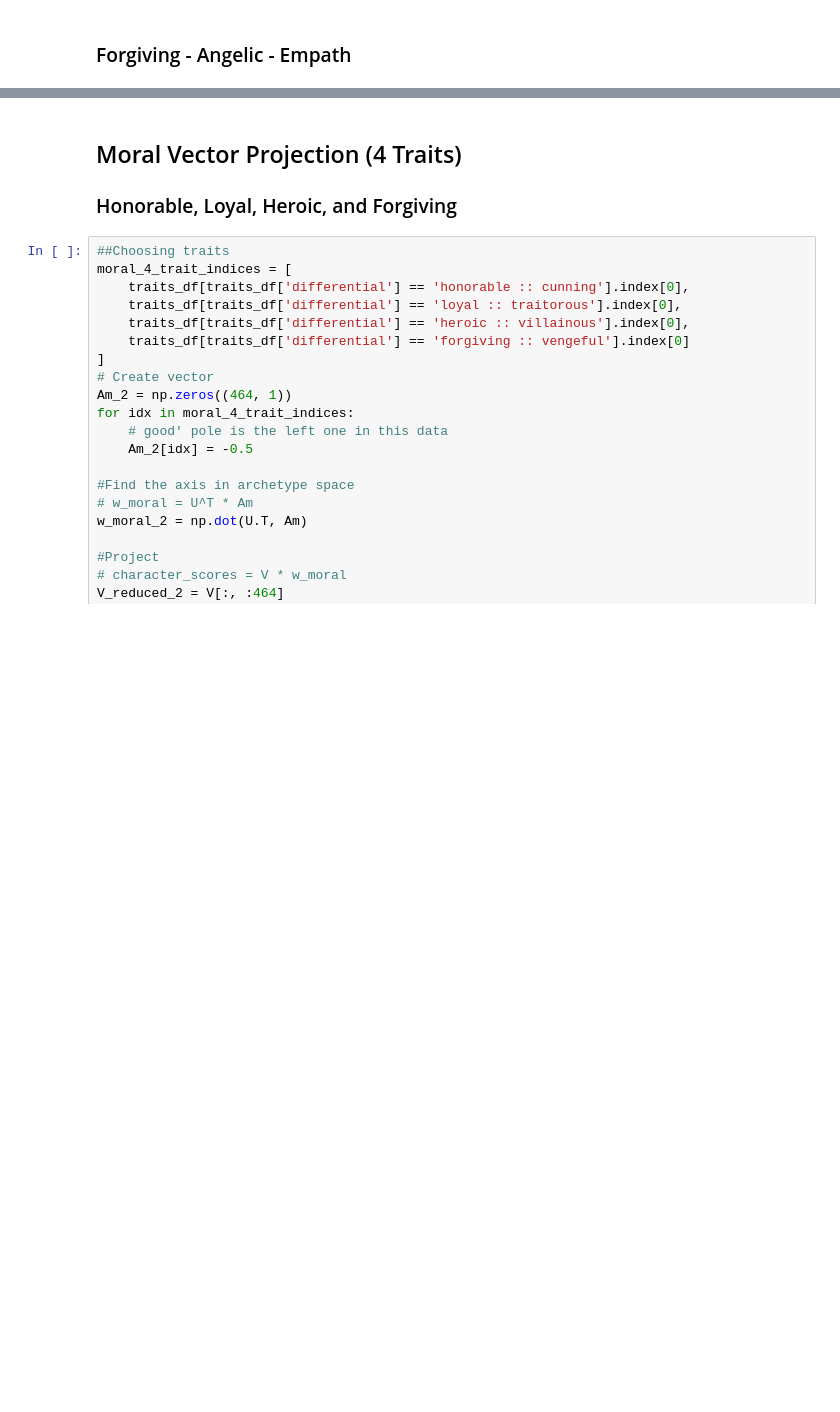
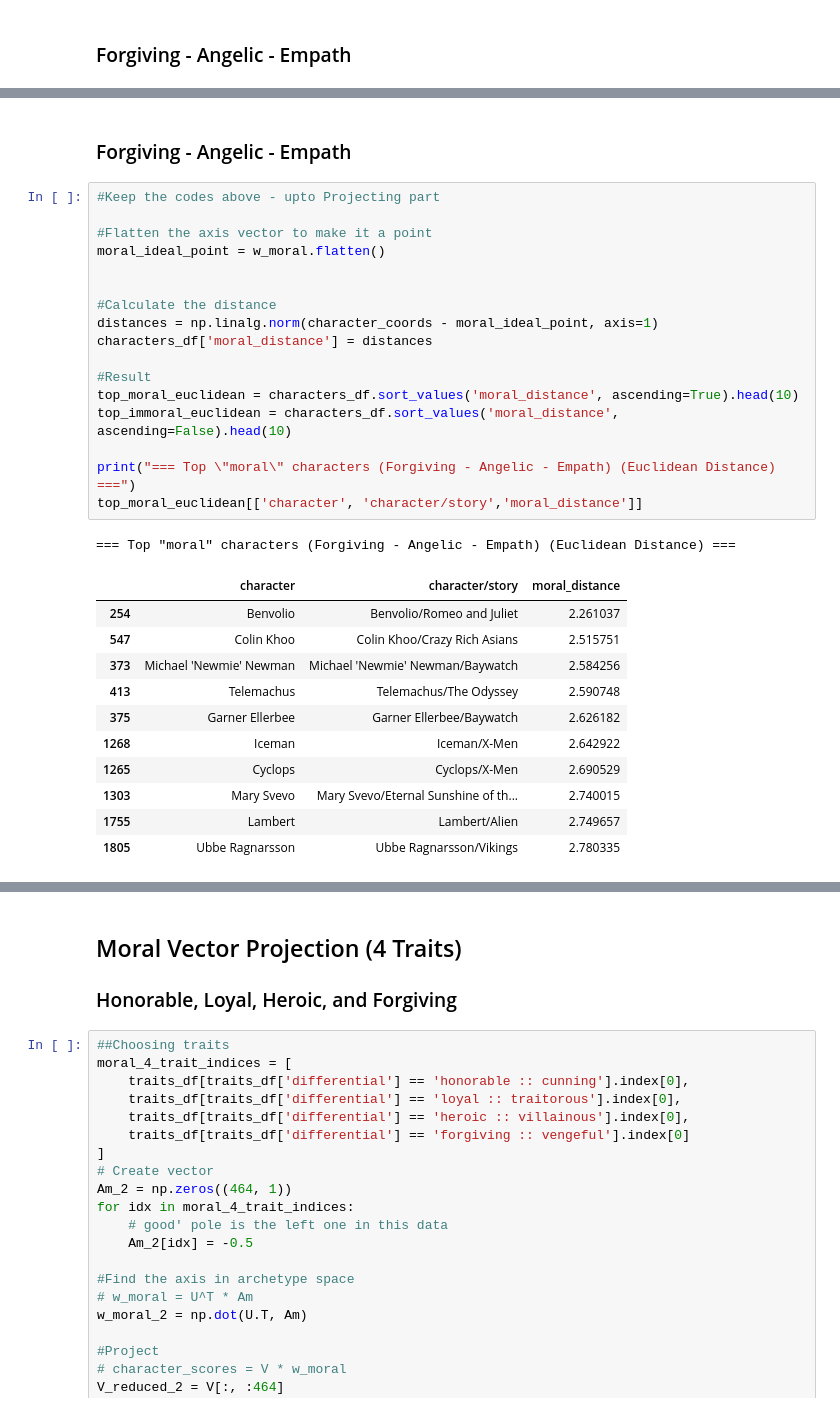
Before and after one commit to rorythanhtran/moral-axis, a Jupyter notebook: exploration.ipynb, the cells around one changed output, grey strips where cells are left out. Cells and saved outputs as stored; diff of their text form; blank space fills up the shorter version.

```diff
--- a/exploration.ipynb
+++ b/exploration.ipynb
@@ -240,0 +272,32 @@ print(top_moral[['character', 'moral_score']])
+# %% [markdown]
+### Forgiving - Angelic - Empath
+# %%
+#Keep the codes above - upto Projecting part
+
+#Flatten the axis vector to make it a point
+moral_ideal_point = w_moral.flatten()
+
+
+#Calculate the distance
+distances = np.linalg.norm(character_coords - moral_ideal_point, axis=1)
+characters_df['moral_distance'] = distances
+
+#Result
+top_moral_euclidean = characters_df.sort_values('moral_distance', ascending=True).head(10)
+top_immoral_euclidean = characters_df.sort_values('moral_distance', ascending=False).head(10)
+
+print("=== Top \"moral\" characters (Forgiving - Angelic - Empath) (Euclidean Distance) ===")
+top_moral_euclidean[['character', 'character/story','moral_distance']]
+# %% [output]
+=== Top "moral" characters (Forgiving - Angelic - Empath) (Euclidean Distance) ===
+|  | character | character/story | moral_distance |
+| 254 | Benvolio | Benvolio/Romeo and Juliet | 2.261037 |
+| 547 | Colin Khoo | Colin Khoo/Crazy Rich Asians | 2.515751 |
+| 373 | Michael 'Newmie' Newman | Michael 'Newmie' Newman/Baywatch | 2.584256 |
+| 413 | Telemachus | Telemachus/The Odyssey | 2.590748 |
+| 375 | Garner Ellerbee | Garner Ellerbee/Baywatch | 2.626182 |
+| 1268 | Iceman | Iceman/X-Men | 2.642922 |
+| 1265 | Cyclops | Cyclops/X-Men | 2.690529 |
+| 1303 | Mary Svevo | Mary Svevo/Eternal Sunshine of th... | 2.740015 |
+| 1755 | Lambert | Lambert/Alien | 2.749657 |
+| 1805 | Ubbe Ragnarsson | Ubbe Ragnarsson/Vikings | 2.780335 |
```
Also changed, not shown: parts of 11 cells of this notebook.
